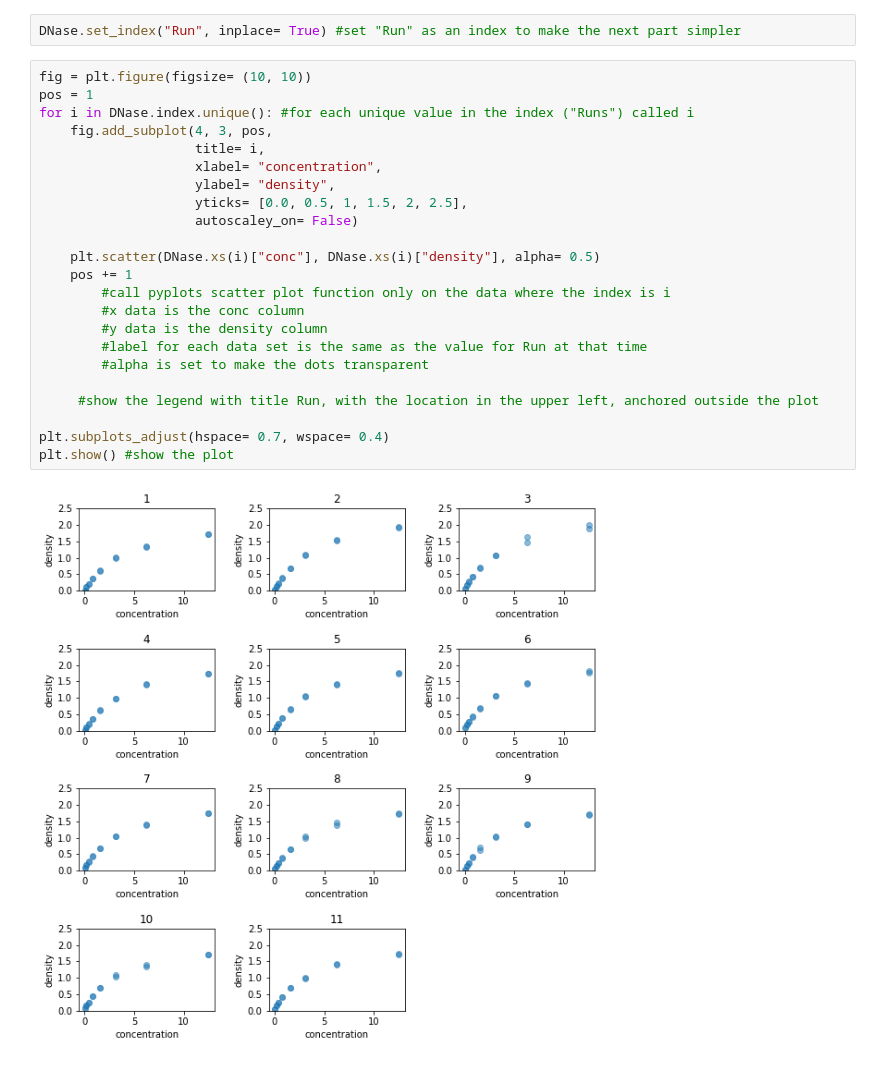
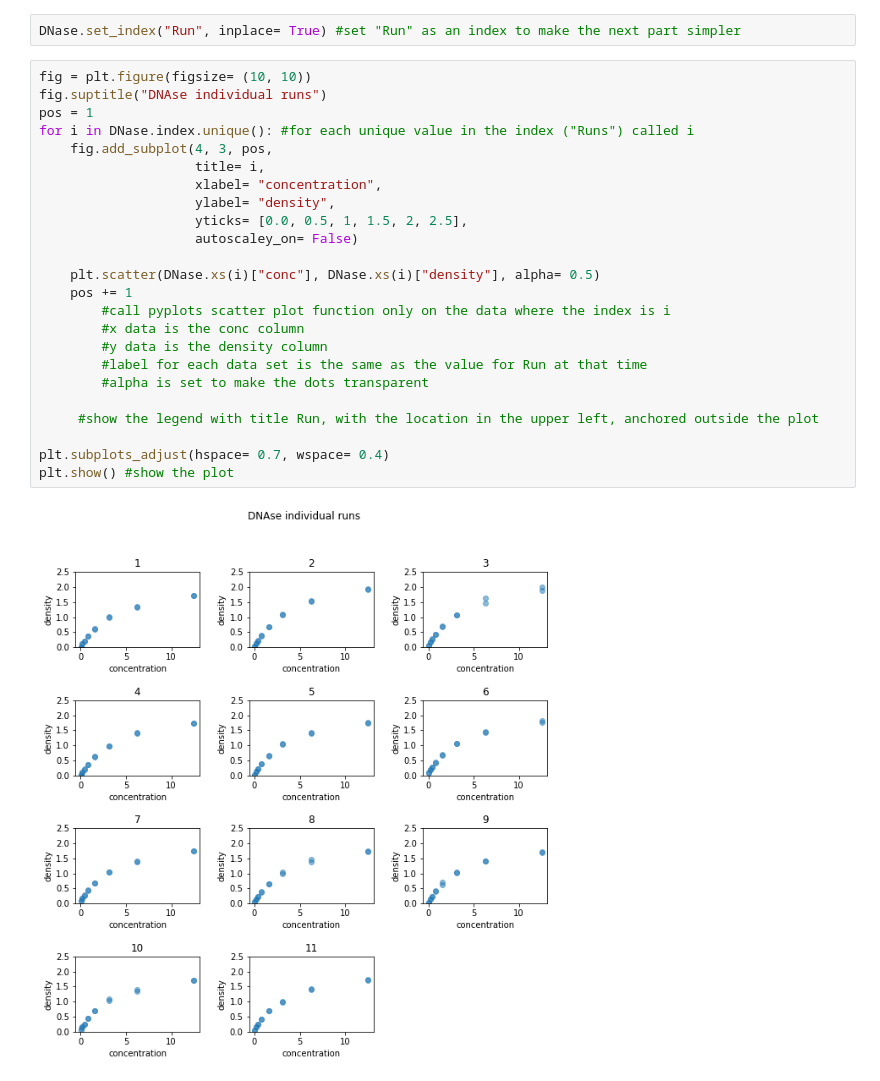
Before and after one commit to JShermanK1/binder_r_conda, a Jupyter notebook: Data_Club_figure_plot.ipynb, the cells around one changed output. Saved outputs shown, nothing was run; the diff lists cells and outputs as text.

```diff
--- a/Data_Club_figure_plot.ipynb
+++ b/Data_Club_figure_plot.ipynb
@@ -25,26 +25,27 @@ DNase.sort_values("Run", inplace= True) #sort the data on the "Run" column
 DNase.set_index("Run", inplace= True) #set "Run" as an index to make the next part simpler
 # %%
 fig = plt.figure(figsize= (10, 10))
+fig.suptitle("DNAse individual runs")
 pos = 1
 for i in DNase.index.unique(): #for each unique value in the index ("Runs") called i
     fig.add_subplot(4, 3, pos,
                     title= i,
                     xlabel= "concentration",
                     ylabel= "density",
                     yticks= [0.0, 0.5, 1, 1.5, 2, 2.5],
                     autoscaley_on= False)
 
     plt.scatter(DNase.xs(i)["conc"], DNase.xs(i)["density"], alpha= 0.5)
     pos += 1
         #call pyplots scatter plot function only on the data where the index is i
         #x data is the conc column
         #y data is the density column
         #label for each data set is the same as the value for Run at that time
         #alpha is set to make the dots transparent
 
      #show the legend with title Run, with the location in the upper left, anchored outside the plot
 
 plt.subplots_adjust(hspace= 0.7, wspace= 0.4)
 plt.show() #show the plot
 # %% [output]
-[figure, old version]
+[figure, new version]
```
